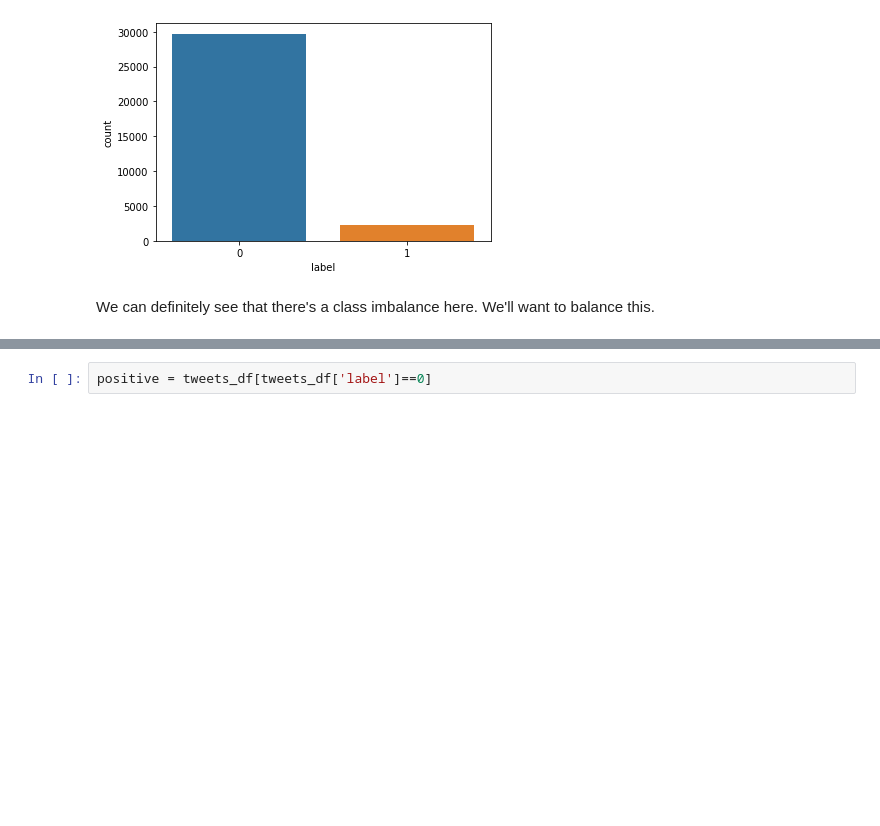
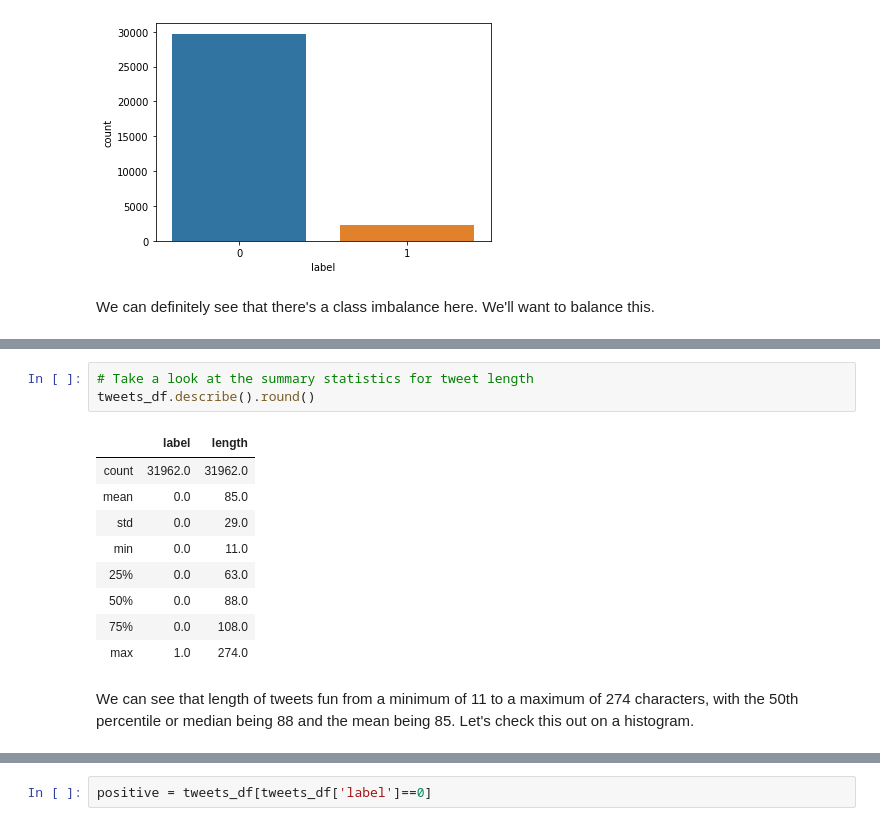
Before and after one commit to JessicaFB/Twitter-Sentiment-Analysis-Naive-Bayes, a Jupyter notebook: Twitter_Sentiment_Analysis.ipynb, the cells around one changed output, grey strips where cells are left out. Drawn from its saved outputs; the diff is of its cells as text; blank space fills up the shorter version.

```diff
--- a/Twitter_Sentiment_Analysis.ipynb
+++ b/Twitter_Sentiment_Analysis.ipynb
@@ -72 +83,16 @@ We can definitely see that there's a class imbalance here. We'll want to balance
+# %%
+# Take a look at the summary statistics for tweet length
+tweets_df.describe().round()
+# %% [output]
+|  | label | length |
+| count | 31962.0 | 31962.0 |
+| mean | 0.0 | 85.0 |
+| std | 0.0 | 29.0 |
+| min | 0.0 | 11.0 |
+| 25% | 0.0 | 63.0 |
+| 50% | 0.0 | 88.0 |
+| 75% | 0.0 | 108.0 |
+| max | 1.0 | 274.0 |
+# %% [markdown]
+We can see that length of tweets fun from a minimum of 11 to a maximum of 274 characters, with the 50th percentile or median being 88 and the mean being 85. Let's check this out on a histogram.
 # %%
```
Also changed, not shown: parts of 12 cells of this notebook.
